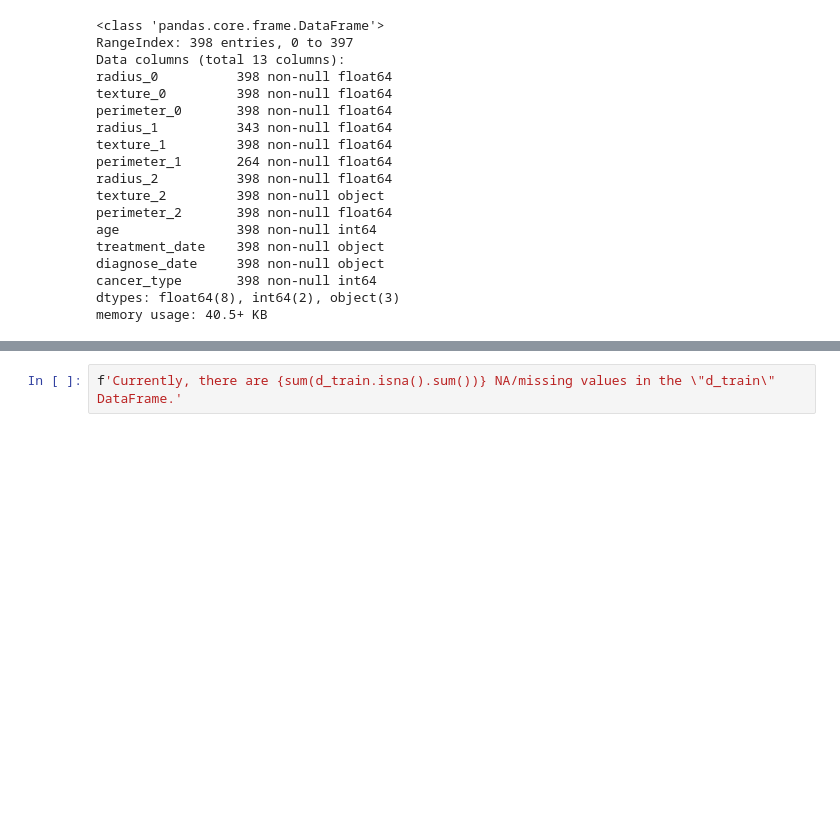
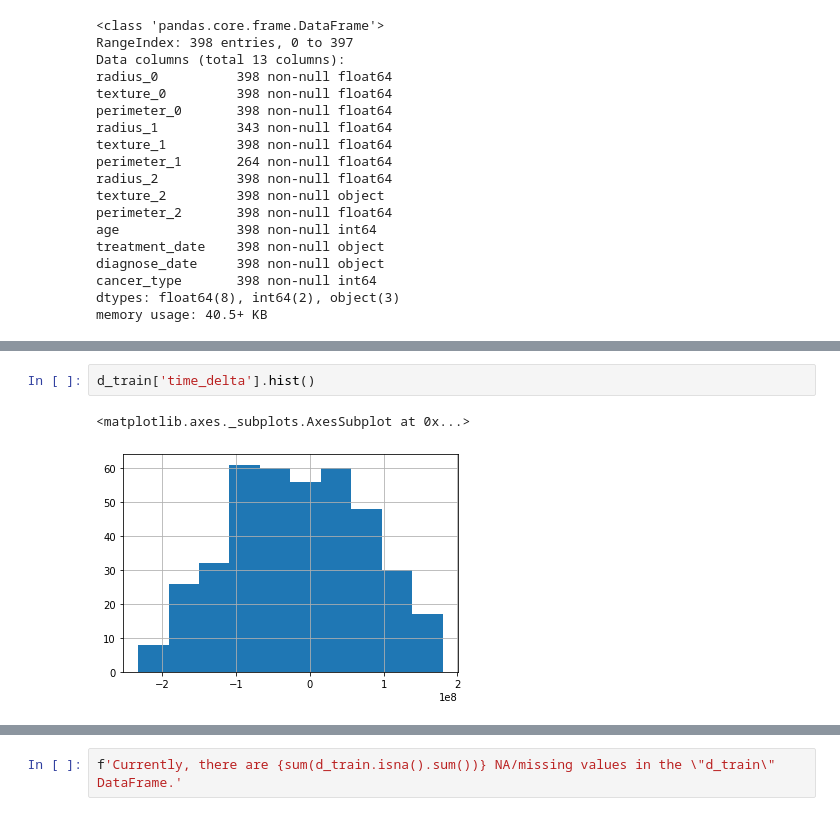
Before and after one commit to danielschulz/Female_Health_Analysis, a Jupyter notebook: Female_Health_Analysis/Female_Health_Analysis/scripts/EDA.ipynb, the cells around one changed output, grey strips where cells are left out. Saved outputs shown, nothing was run; the diff lists cells and outputs as text; blank space fills up the shorter version.

```diff
--- a/Female_Health_Analysis/Female_Health_Analysis/scripts/EDA.ipynb
+++ b/Female_Health_Analysis/Female_Health_Analysis/scripts/EDA.ipynb
@@ -108,3 +184,8 @@ d_train.head()
+# %%
+d_train['time_delta'].hist()
+# %% [output]
+<matplotlib.axes._subplots.AxesSubplot at 0x...>
+[figure, added]
 # %%
 if None == DF_FEATURES:
     DF_FEATURES = list(d_train.columns)
```
Also changed, not shown: parts of 42 cells of this notebook.
